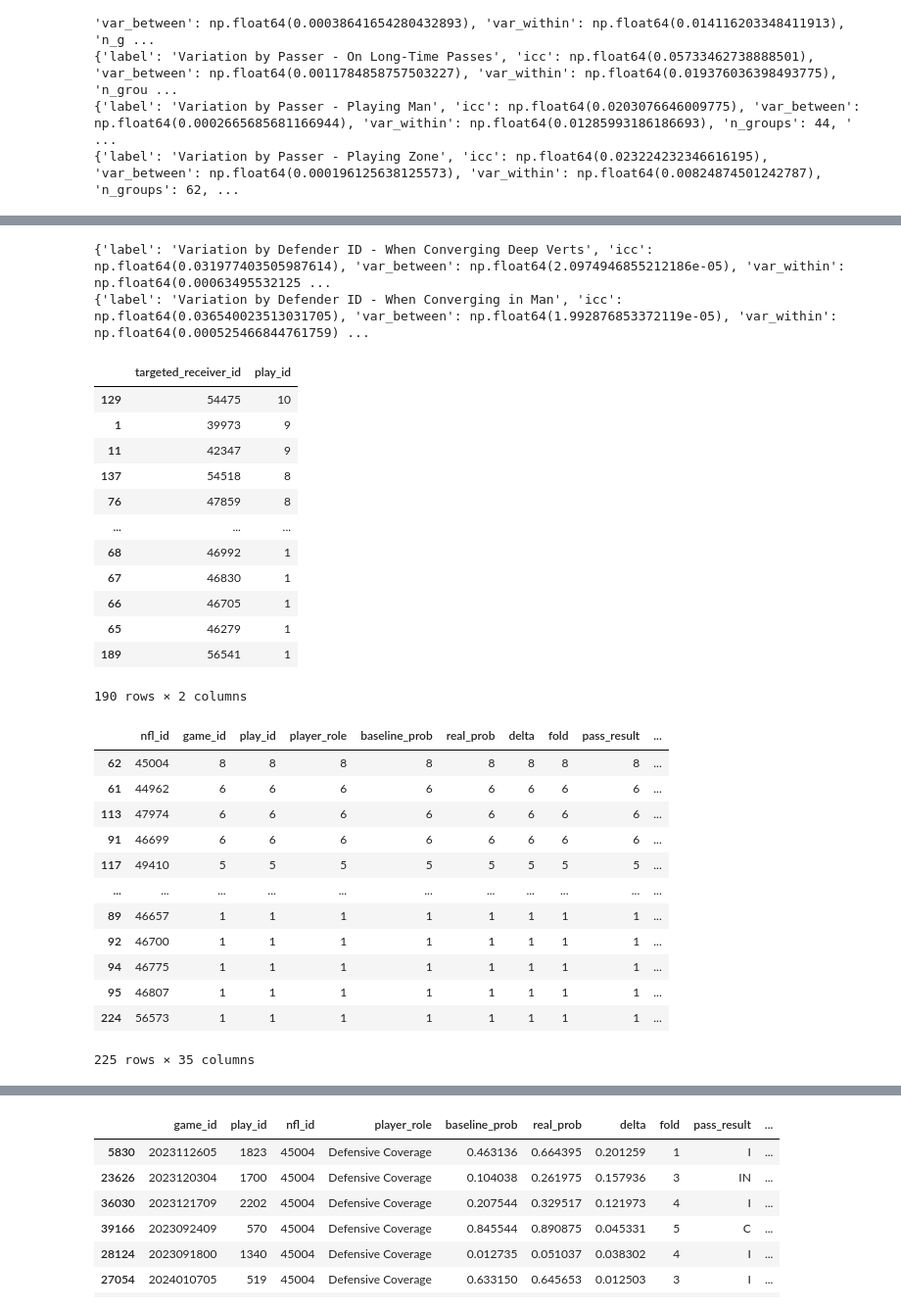
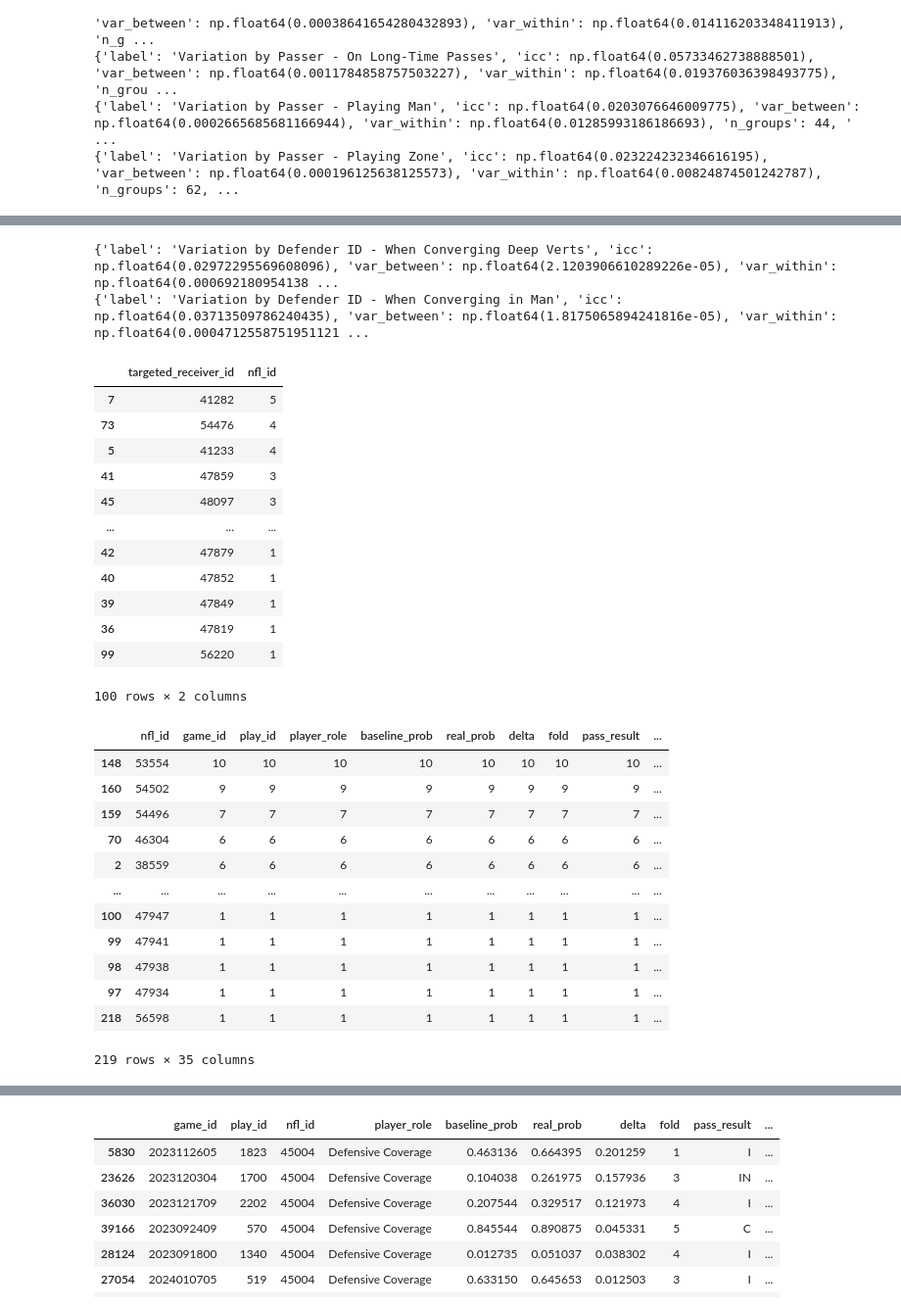
Before and after one commit to kevniu95/bdb-26, a Jupyter notebook: analytics_pred_catch_analysis.ipynb, the cells around one changed output, grey strips where cells are left out. Shown: that part at 98% size. Saved outputs shown, nothing was run; the diff lists cells and outputs as text; code cells hidden in the pictures.

Commit message:
bdb-1: Try out the flipped model, swapping impact players projected trajectory against others real trajectories

```diff
--- a/analytics_pred_catch_analysis.ipynb
+++ b/analytics_pred_catch_analysis.ipynb
@@ -486,7 +451,7 @@ train_input_pre.head(3)
 | 1 | 2023090700 | 101 | 46137 | SS | 43290.0 | 21 | LONG |
 | 2 | 2023090700 | 101 | 52546 | CB | 43290.0 | 21 | LONG |
 # %%
-player_impacts = pd.read_csv('./outputs/defender_impact_log_wr.csv')
+player_impacts = pd.read_csv('./outputs/defender_impact_log_flip.csv')
 print(player_impacts.shape)
 player_impacts = player_impacts.merge(supplementary_data[['game_id','play_id','pass_result', 'yards_gained', 'season','week','home_team_abbr','visitor_team_abbr','play_description', 'quarter','game_clock']],
         on=['game_id','play_id'], how='left')
@@ -2177,8 +2189,8 @@ print(
   )
 )
 # %% [output]
-{'label': 'Variation by Defender ID - When Converging Deep Verts', 'icc': np.float64(0.031977403505987614), 'var_between': np.float64(2.0974946855212186e-05), 'var_within': np.float64(0.00063495532125 ...
-{'label': 'Variation by Defender ID - When Converging in Man', 'icc': np.float64(0.036540023513031705), 'var_between': np.float64(1.992876853372119e-05), 'var_within': np.float64(0.000525466844761759) ...
+{'label': 'Variation by Defender ID - When Converging Deep Verts', 'icc': np.float64(0.02972295569608096), 'var_between': np.float64(2.1203906610289226e-05), 'var_within': np.float64(0.000692180954138 ...
+{'label': 'Variation by Defender ID - When Converging in Man', 'icc': np.float64(0.03713509786240435), 'var_between': np.float64(1.8175065894241816e-05), 'var_within': np.float64(0.0004712558751951121 ...
 # %%
 rec_filtered = player_impacts[(player_impacts['player_role'] == 'Defensive Coverage')&
                           (player_impacts['potential_contact'] == 1)
@@ -2189,8 +2201,8 @@ rec_filtered = player_impacts[(player_impacts['player_role'] == 'Defensive Cover
                           # &(player_impacts['pass_length_bin'].isin(['DEEP']))
                           ].copy()
 
-rec_filtered[rec_filtered['delta'] > 0.05].groupby('targeted_receiver_id').count()[['play_id']].reset_index().sort_values('play_id',ascending = False)
-rec_filtered[rec_filtered['delta'] > 0.05].groupby('targeted_receiver_id').count()[['nfl_id']].reset_index().sort_values('play_id',ascending = False)
+# rec_filtered[rec_filtered['delta'] > 0.05].groupby('targeted_receiver_id').count()[['play_id']].reset_index().sort_values('play_id',ascending = False)
+# rec_filtered[rec_filtered['delta'] > 0.05].groupby('targeted_receiver_id').count()[['nfl_id']].reset_index().sort_values('nfl_id',ascending = False)
 # rec_res = rec_filtered.groupby('targeted_receiver_id').agg(
 #     mean_delta=('delta', 'mean'),
 #     std_delta=('delta', 'std'),
@@ -2201,49 +2213,49 @@ rec_filtered[rec_filtered['delta'] > 0.05].groupby('targeted_receiver_id').count
 
 # rec_res.sort_values('mean_delta', ascending= False)
 # %% [output]
-|  | targeted_receiver_id | play_id |
-| 129 | 54475 | 10 |
-| 1 | 39973 | 9 |
-| 11 | 42347 | 9 |
-| 137 | 54518 | 8 |
-| 76 | 47859 | 8 |
+|  | targeted_receiver_id | nfl_id |
+| 7 | 41282 | 5 |
+| 73 | 54476 | 4 |
+| 5 | 41233 | 4 |
+| 41 | 47859 | 3 |
+| 45 | 48097 | 3 |
 | ... | ... | ... |
-| 68 | 46992 | 1 |
-| 67 | 46830 | 1 |
-| 66 | 46705 | 1 |
-| 65 | 46279 | 1 |
-| 189 | 56541 | 1 |
+| 42 | 47879 | 1 |
+| 40 | 47852 | 1 |
+| 39 | 47849 | 1 |
+| 36 | 47819 | 1 |
+| 99 | 56220 | 1 |
-190 rows × 2 columns
+100 rows × 2 columns
 # %%
 # KEEP THIS, this is good for help coverage analysis
 filtered = player_impacts[(player_impacts['player_role'] == 'Defensive Coverage')&
                           player_impacts['defender_type'].isin(['Converging'])&
                           player_impacts['pass_length_bin'].isin(['INTERMEDIATE', 'DEEP'])
                           # (player_impacts['route_type_of_targeted_receiver'] == "VERTICAL")
                           # (player_impacts['team_coverage_man_zone'] == "MAN_COVERAGE")
                           # &(player_impacts['pass_length_bin'].isin(['DEEP']))
                           ]
 res = filtered.groupby('nfl_id').agg(
     mean_delta=('delta', 'mean'),
     std_delta=('delta', 'std'),
     n_plays=('delta', 'count')
 ).query('n_plays >= 15')
 
 res.reset_index(inplace= True)
 res.sort_values('mean_delta', ascending= False)
 
-filtered[filtered['delta']  -.01].groupby('nfl_id').count().reset_index().sort_values('play_id', ascending = False)
+filtered[filtered['delta'] < -.01].groupby('nfl_id').count().reset_index().sort_values('play_id', ascending = False)
 # %% [output]
 |  | nfl_id | game_id | play_id | player_role | baseline_prob | real_prob | delta | fold | pass_result | ... |
-| 62 | 45004 | 8 | 8 | 8 | 8 | 8 | 8 | 8 | 8 | ... |
-| 61 | 44962 | 6 | 6 | 6 | 6 | 6 | 6 | 6 | 6 | ... |
-| 113 | 47974 | 6 | 6 | 6 | 6 | 6 | 6 | 6 | 6 | ... |
-| 91 | 46699 | 6 | 6 | 6 | 6 | 6 | 6 | 6 | 6 | ... |
-| 117 | 49410 | 5 | 5 | 5 | 5 | 5 | 5 | 5 | 5 | ... |
+| 148 | 53554 | 10 | 10 | 10 | 10 | 10 | 10 | 10 | 10 | ... |
+| 160 | 54502 | 9 | 9 | 9 | 9 | 9 | 9 | 9 | 9 | ... |
+| 159 | 54496 | 7 | 7 | 7 | 7 | 7 | 7 | 7 | 7 | ... |
+| 70 | 46304 | 6 | 6 | 6 | 6 | 6 | 6 | 6 | 6 | ... |
+| 2 | 38559 | 6 | 6 | 6 | 6 | 6 | 6 | 6 | 6 | ... |
 | ... | ... | ... | ... | ... | ... | ... | ... | ... | ... | ... |
-| 89 | 46657 | 1 | 1 | 1 | 1 | 1 | 1 | 1 | 1 | ... |
-| 92 | 46700 | 1 | 1 | 1 | 1 | 1 | 1 | 1 | 1 | ... |
-| 94 | 46775 | 1 | 1 | 1 | 1 | 1 | 1 | 1 | 1 | ... |
-| 95 | 46807 | 1 | 1 | 1 | 1 | 1 | 1 | 1 | 1 | ... |
-| 224 | 56573 | 1 | 1 | 1 | 1 | 1 | 1 | 1 | 1 | ... |
+| 100 | 47947 | 1 | 1 | 1 | 1 | 1 | 1 | 1 | 1 | ... |
+| 99 | 47941 | 1 | 1 | 1 | 1 | 1 | 1 | 1 | 1 | ... |
+| 98 | 47938 | 1 | 1 | 1 | 1 | 1 | 1 | 1 | 1 | ... |
+| 97 | 47934 | 1 | 1 | 1 | 1 | 1 | 1 | 1 | 1 | ... |
+| 218 | 56598 | 1 | 1 | 1 | 1 | 1 | 1 | 1 | 1 | ... |
-225 rows × 35 columns
+219 rows × 35 columns
```
Also changed, not shown: parts of 17 cells of this notebook, 1 other file.
